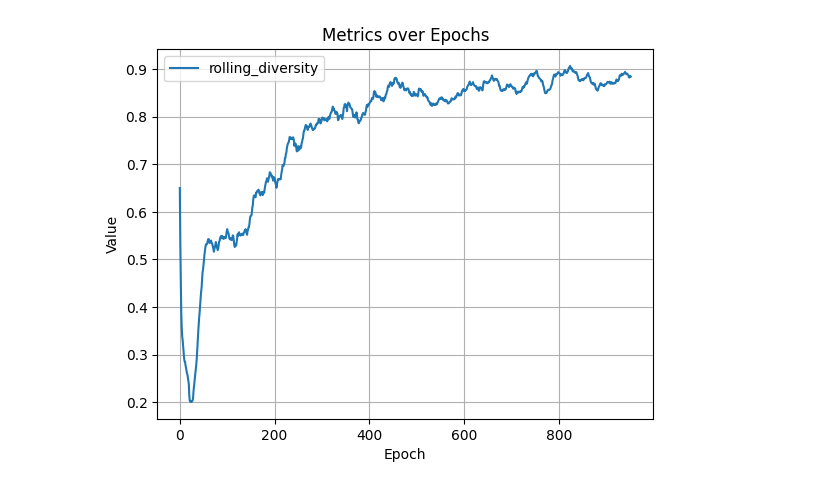
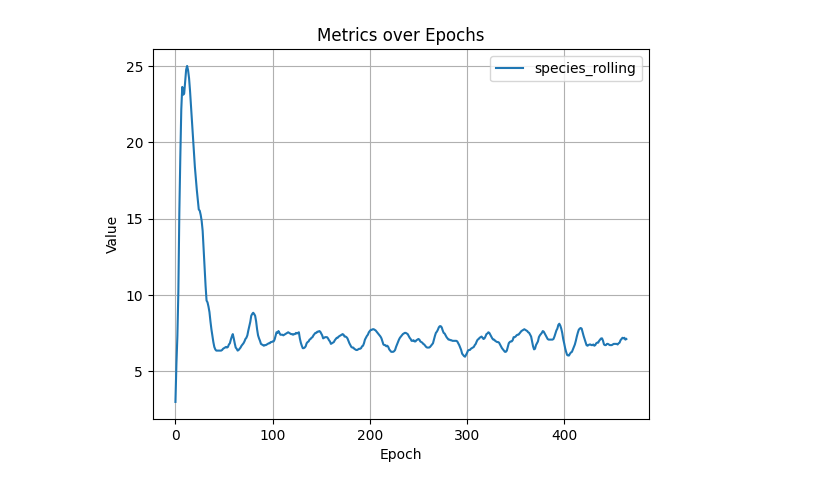
Before and after one commit to pkalivas/radiate, a Jupyter notebook: examples/python/expr_species_distance.ipynb, the cells around one changed output. Cells and saved outputs as stored; diff of their text form; code cells hidden in the pictures.

```diff
--- a/examples/python/expr_species_distance.ipynb
+++ b/examples/python/expr_species_distance.ipynb
@@ -82,15 +85,7 @@ result = engine.run(log=True)
 # %%
-collector.plot(
-    # "species.threshold", "count.species", "rate.diversity", "species.evenness"
-    # "count.species",
-    # "dist_signal",
-    # "species_rolling",
-    # # "long_rolling",
-    # "spec_50_quantile",
-    "rolling_diversity",
-)
+collector.plot("species_rolling")
 # %% [output]
-[figure, old version]
+[figure, new version]
 # %%
 df = collector.to_polars()
 df.filter(pl.col("name") == "count.species")
```
Also changed, not shown: parts of 5 cells of this notebook.
